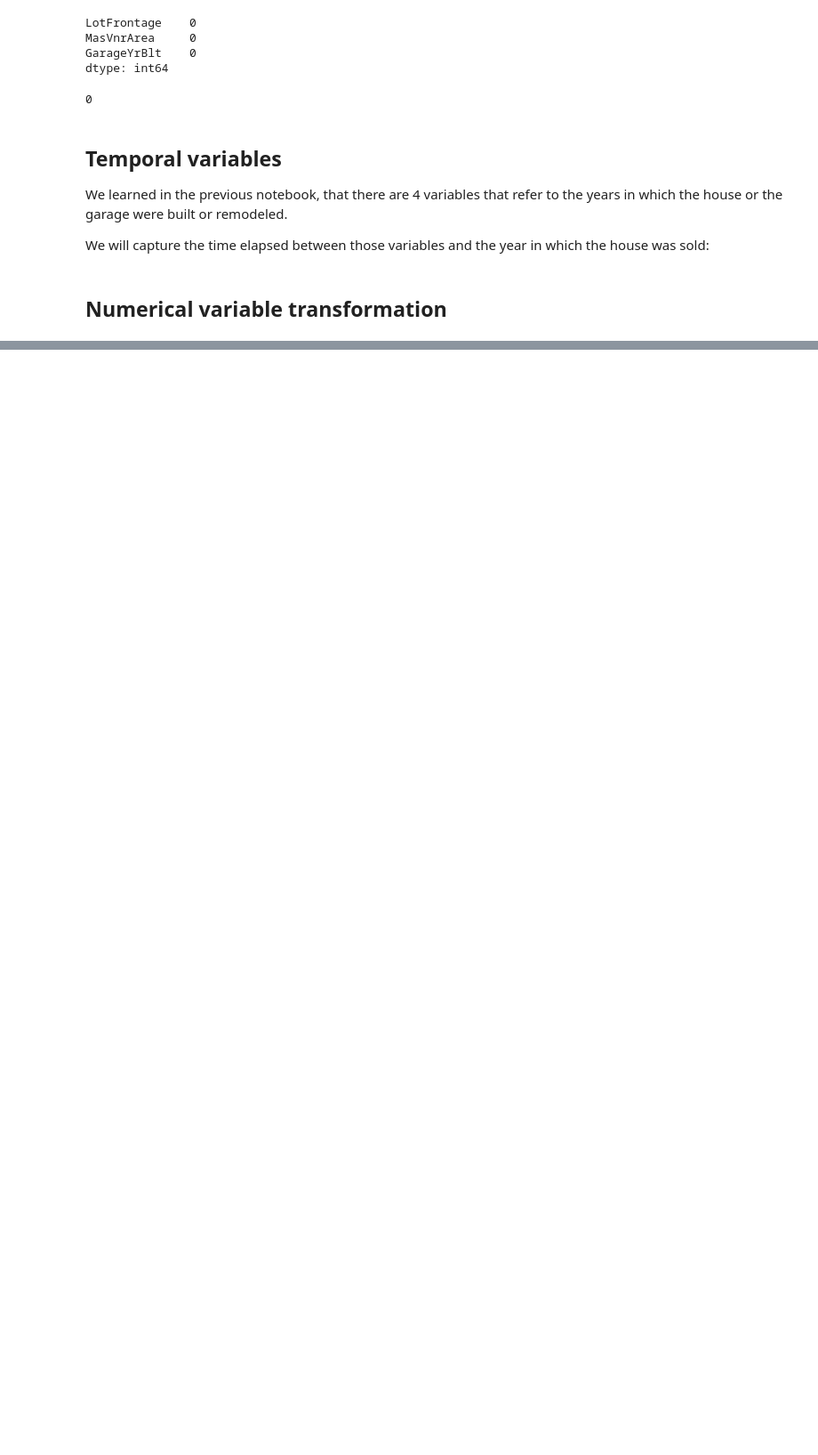
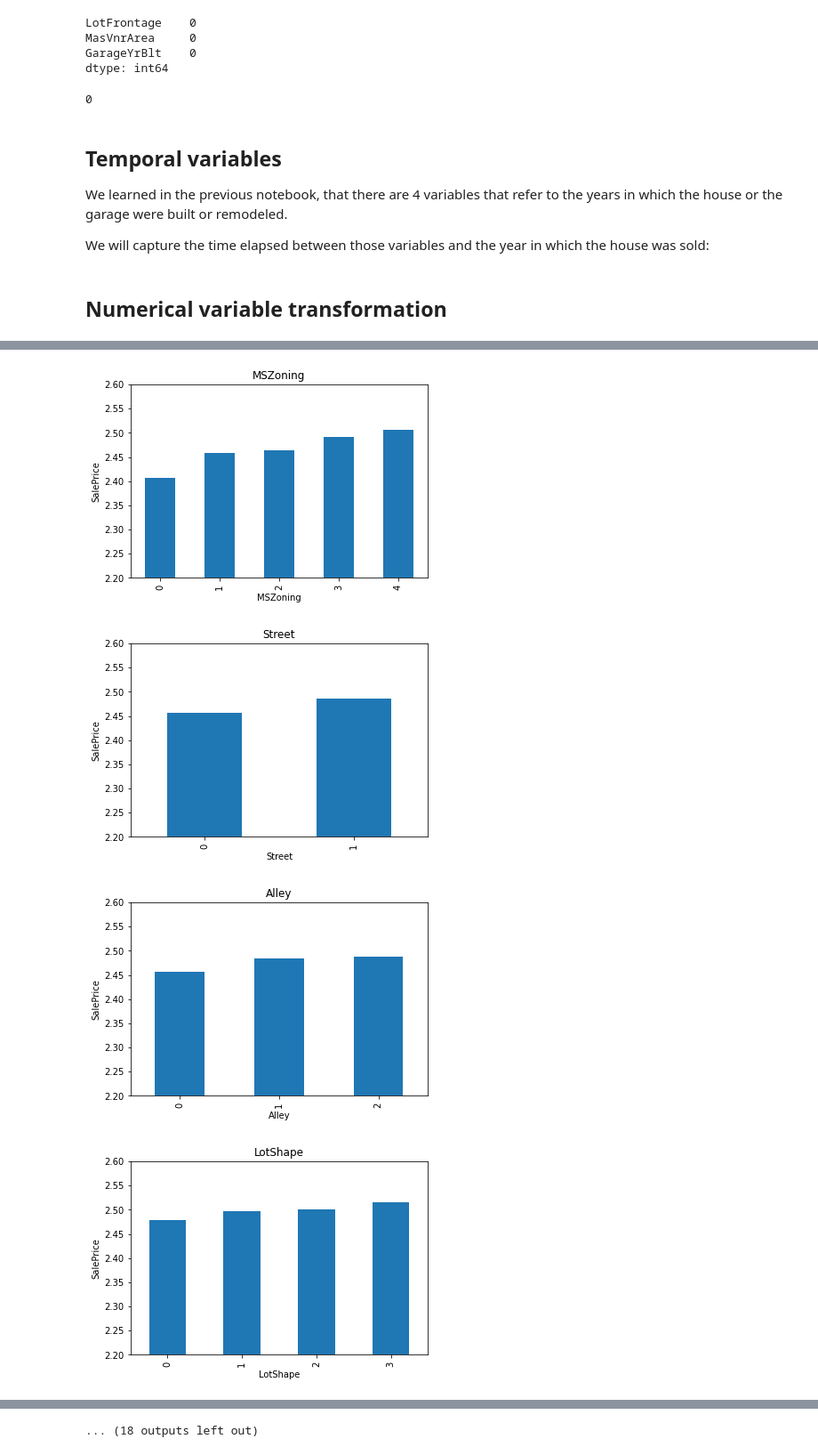
Before and after one commit to particle1331/model-deployment, a Jupyter notebook: src/research/02-feature-engineering.ipynb, the cells around one changed output, grey strips where cells are left out. Shown at 89% size. Drawn from its saved outputs; the diff is of its cells as text; code cells hidden in the pictures; blank space fills up the shorter version.

Commit message:
model training

```diff
--- a/src/research/02-feature-engineering.ipynb
+++ b/src/research/02-feature-engineering.ipynb
@@ -255,0 +361,11 @@ X_valid.drop(['YrSold'], axis=1, inplace=True)
+# %%
+def find_frequent_labels(df, var, rare_perc):
+
+    # function finds the labels that are shared by more than
+    # a certain % of the houses in the dataset
+
+    df = df.copy()
+
+    tmp = df.groupby(var)[var].count() / len(df)
+
+    return tmp[tmp > rare_perc].index
@@ -255,0 +404,18 @@ X_valid.drop(['YrSold'], axis=1, inplace=True)
+# %%
+def replace_categories(train, valid, y_train, var, target):
+
+    tmp = pd.concat([X_train, y_train], axis=1)
+    ordered_labels = tmp.groupby([var])[target].mean().sort_values().index
+
+    # create a map of ordered categories to integer values
+    ordinal_label = {k: i for i, k in enumerate(ordered_labels)}
+
+    print(var, ordinal_label)
+    print()
+
+    # use the dictionary to replace the categorical strings by integers
+    train[var] = train[var].map(ordinal_label)
+    valid[var] = valid[var].map(ordinal_label)
+# %%
+for var in cat_others:
+    replace_categories(X_train, X_valid, y_train, var, 'SalePrice')
@@ -255,0 +444,21 @@ X_valid.drop(['YrSold'], axis=1, inplace=True)
+# %%
+def analyse_vars(train, y_train, var):
+
+    # function plots mean house sale price per encoded
+    # category
+
+    tmp = pd.concat([X_train, np.log(y_train)], axis=1)
+
+    tmp.groupby(var)['SalePrice'].mean().plot.bar()
+    plt.title(var)
+    plt.ylim(2.2, 2.6)
+    plt.ylabel('SalePrice')
+    plt.show()
+
+for var in cat_others:
+    analyse_vars(X_train, y_train, var)
+# %% [output]
+[figure, added]
+[figure, added]
+[figure, added]
+[figure, added]
@@ -255,0 +473 @@ X_valid.drop(['YrSold'], axis=1, inplace=True)
+... (18 outputs left out)
```
Also changed, not shown: parts of 36 cells of this notebook, 3 other files.
